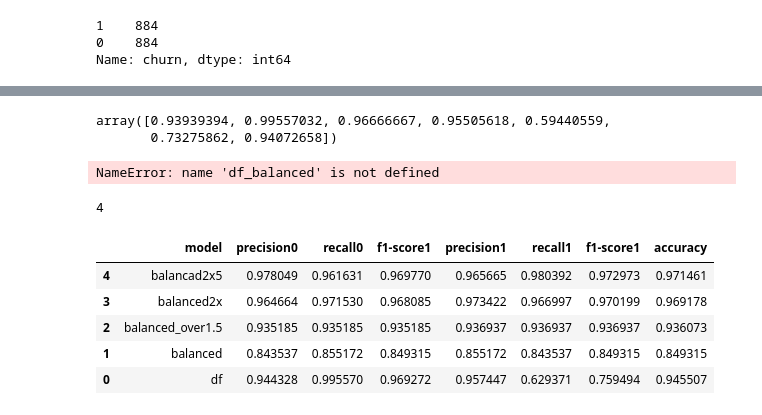
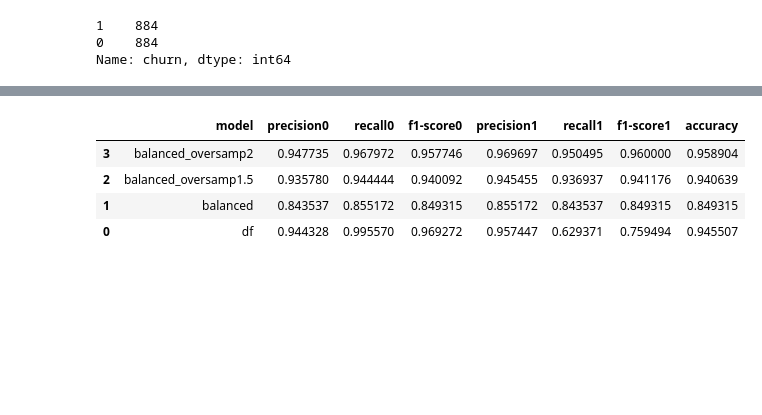
Before and after one commit to Ecevitt/case, a Jupyter notebook: Untitled.ipynb, the cells around one changed output, grey strips where cells are left out. Drawn from its saved outputs; the diff is of its cells as text; code cells hidden in the pictures; blank space fills up the shorter version.

```diff
--- a/Untitled.ipynb
+++ b/Untitled.ipynb
@@ -453,3 +404,0 @@ y=upsampled_df["churn"]
-# %%
-X=balanced_2x5.drop("churn",axis=1)
-y=balanced_2x5["churn"]
@@ -486,4 +407,2 @@ pd.DataFrame(data=[l],columns=colum_names)
 # %%
-colum_names=["model","precision0","recall0","f1-score1","precision1","recall1","f1-score1","accuracy"]
+colum_names=["model","precision0","recall0","f1-score0","precision1","recall1","f1-score1","accuracy"]
-# %%
-colum_names=["presicion0","presicion1","recal0","recal1","f11","f22","accu"]
@@ -492,5 +408,0 @@ l=pd.DataFrame(report).T.iloc[0:3,0:3].values.reshape((1,9))[0][0:7]
-# %%
-l
-# %% [output]
-array([0.93939394, 0.99557032, 0.96666667, 0.95505618, 0.59440559,
-       0.73275862, 0.94072658])
@@ -499,8 +408,0 @@ l=l[0][0:7]
-# %%
-datasets=[df_balanced_600,df_balanced,df]
-# %% [output]
-NameError: name 'df_balanced' is not defined
-# %%
-len(datasets)
-# %% [output]
-4
@@ -509,31 +409,29 @@ modelnames=["
 # %%
-List=[]
+List_of_scores=[]
 for_iteration=0
-datanames=["df","balanced","balanced_over1.5","balanced2x","balancad2x5"]
 for i in datasets:
     X=i.drop("churn",axis=1)
     y=i["churn"]
 
     X_train, X_test, y_train, y_test = train_test_split(X, y, test_size=0.33,random_state=101)
 
     Rndfr = RandomForestClassifier(random_state = 101)
     model=Rndfr.fit(X_train,y_train)
     y_pred=model.predict(X_test)
 
 
     report = classification_report(y_test, y_pred, output_dict=True)
     values = (pd.DataFrame(report).T.iloc[0:3,0:3].values).reshape((1,9))[0][0:7].tolist()
     values.insert(0,datanames[for_iteration])
     for_iteration+=1
-    List.append(values)
+    List_of_scores.append(values)
 
 
-results=pd.DataFrame(data=List,columns=colum_names)
+results=pd.DataFrame(data=List_of_scores,columns=colum_names)
 results.sort_values("recall1",ascending=False)
 # %% [output]
-|  | model | precision0 | recall0 | f1-score1 | precision1 | recall1 | f1-score1 | accuracy |
-| 4 | balancad2x5 | 0.978049 | 0.961631 | 0.969770 | 0.965665 | 0.980392 | 0.972973 | 0.971461 |
-| 3 | balanced2x | 0.964664 | 0.971530 | 0.968085 | 0.973422 | 0.966997 | 0.970199 | 0.969178 |
-| 2 | balanced_over1.5 | 0.935185 | 0.935185 | 0.935185 | 0.936937 | 0.936937 | 0.936937 | 0.936073 |
+|  | model | precision0 | recall0 | f1-score0 | precision1 | recall1 | f1-score1 | accuracy |
+| 3 | balanced_oversamp2 | 0.947735 | 0.967972 | 0.957746 | 0.969697 | 0.950495 | 0.960000 | 0.958904 |
+| 2 | balanced_oversamp1.5 | 0.935780 | 0.944444 | 0.940092 | 0.945455 | 0.936937 | 0.941176 | 0.940639 |
 | 1 | balanced | 0.843537 | 0.855172 | 0.849315 | 0.855172 | 0.843537 | 0.849315 | 0.849315 |
 | 0 | df | 0.944328 | 0.995570 | 0.969272 | 0.957447 | 0.629371 | 0.759494 | 0.945507 |
```
Also changed, not shown: parts of 113 cells of this notebook.
